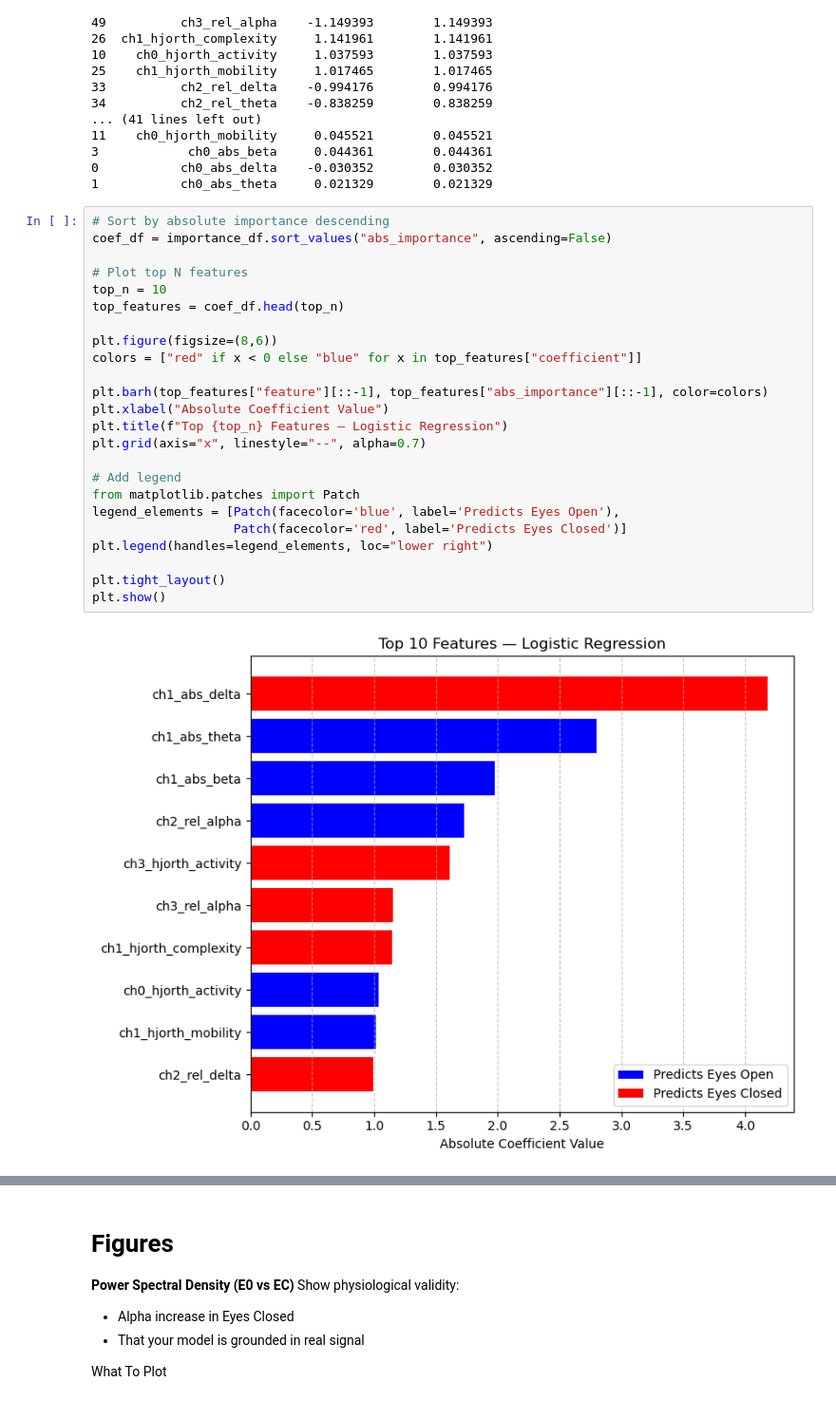
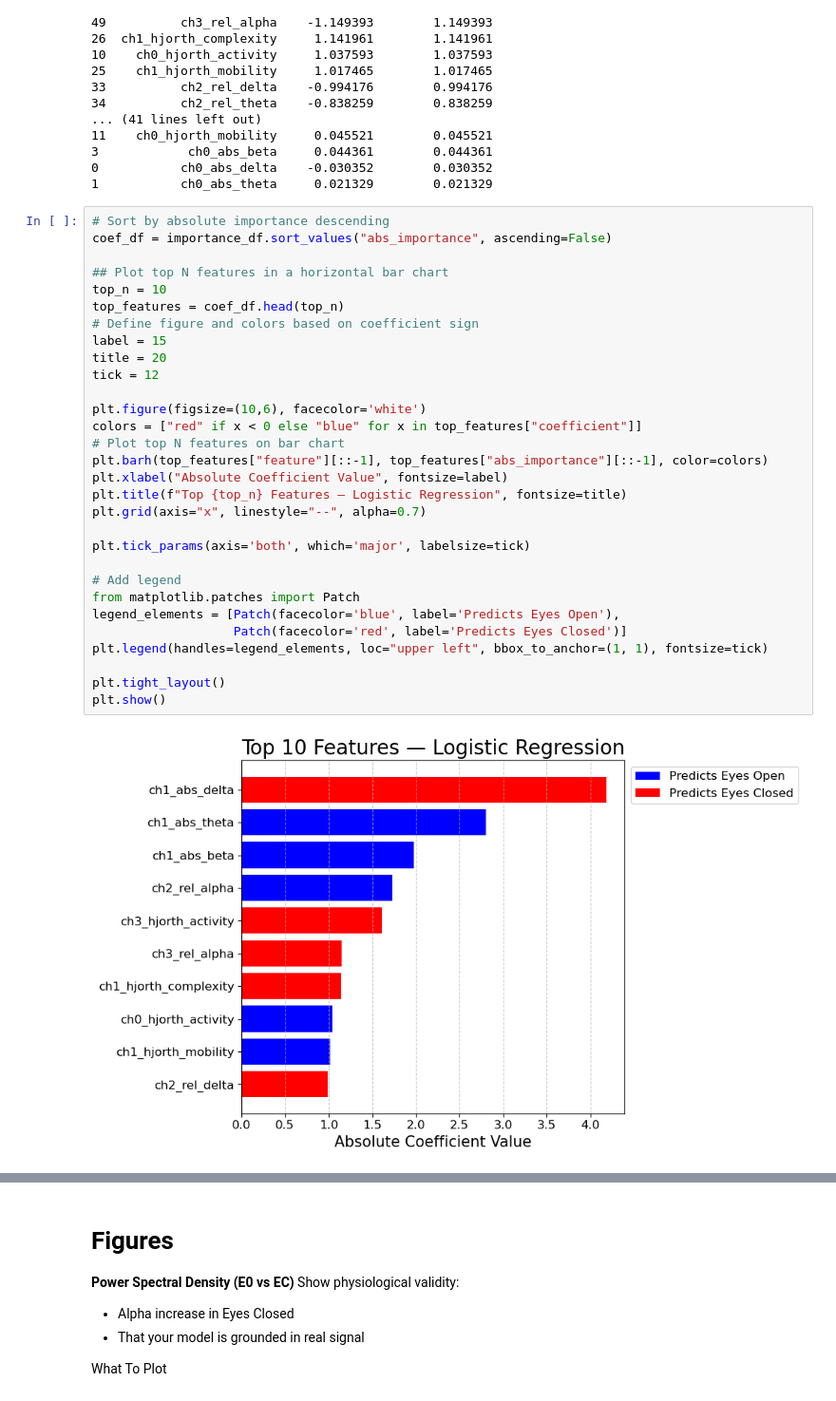
Before and after one commit to cristopher-d-delgado/Analysis-of-EEG-Signal, a Jupyter notebook: eda.ipynb, the cells around one changed output, grey strips where cells are left out. Shown at 95% size. Cells and saved outputs as stored; diff of their text form.

```diff
--- a/eda.ipynb
+++ b/eda.ipynb
@@ -821,26 +833,32 @@ print(importance_df)
 # %%
 # Sort by absolute importance descending
 coef_df = importance_df.sort_values("abs_importance", ascending=False)
 
-# Plot top N features
+## Plot top N features in a horizontal bar chart
 top_n = 10
 top_features = coef_df.head(top_n)
+# Define figure and colors based on coefficient sign
+label = 15
+title = 20
+tick = 12
 
-plt.figure(figsize=(8,6))
+plt.figure(figsize=(10,6), facecolor='white')
 colors = ["red" if x < 0 else "blue" for x in top_features["coefficient"]]
+# Plot top N features on bar chart
+plt.barh(top_features["feature"][::-1], top_features["abs_importance"][::-1], color=colors)
+plt.xlabel("Absolute Coefficient Value", fontsize=label)
+plt.title(f"Top {top_n} Features — Logistic Regression", fontsize=title)
+plt.grid(axis="x", linestyle="--", alpha=0.7)
 
-plt.barh(top_features["feature"][::-1], top_features["abs_importance"][::-1], color=colors)
-plt.xlabel("Absolute Coefficient Value")
-plt.title(f"Top {top_n} Features — Logistic Regression")
-plt.grid(axis="x", linestyle="--", alpha=0.7)
+plt.tick_params(axis='both', which='major', labelsize=tick)
 
 # Add legend
 from matplotlib.patches import Patch
 legend_elements = [Patch(facecolor='blue', label='Predicts Eyes Open'),
                    Patch(facecolor='red', label='Predicts Eyes Closed')]
-plt.legend(handles=legend_elements, loc="lower right")
+plt.legend(handles=legend_elements, loc="upper left", bbox_to_anchor=(1, 1), fontsize=tick)
 
 plt.tight_layout()
 plt.show()
 # %% [output]
-[figure, old version]
+[figure, new version]
```
Also changed, not shown: parts of 7 cells of this notebook, 1 other file.
